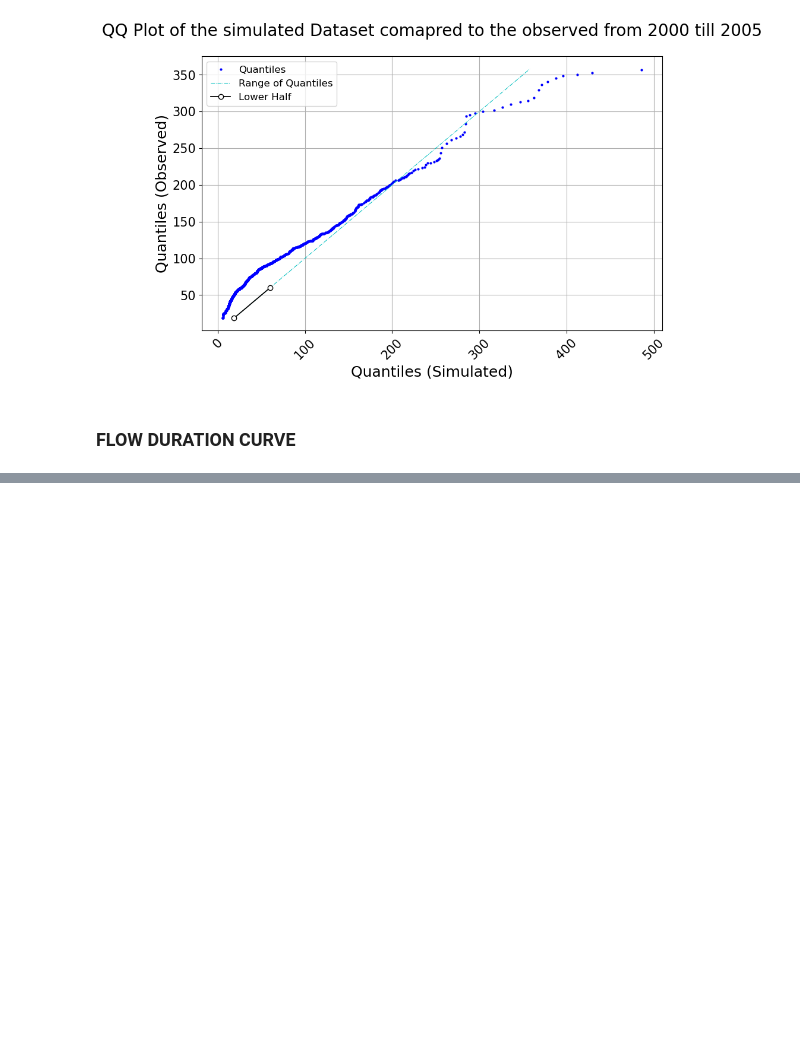
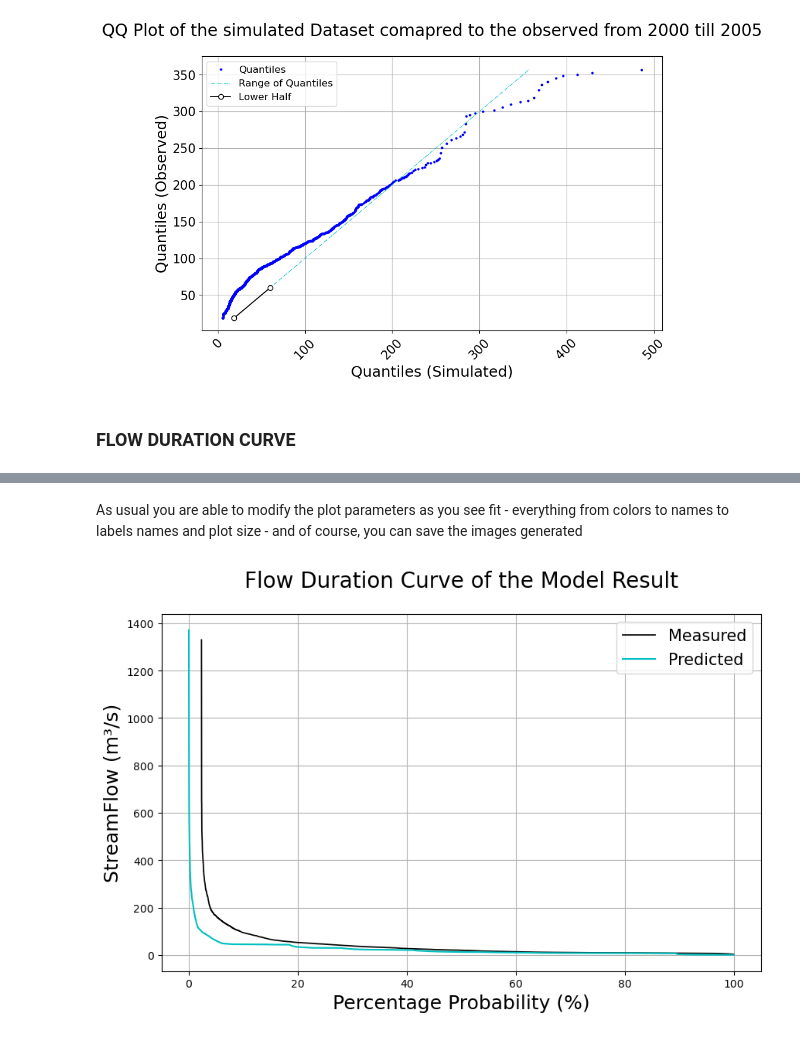
Before and after one commit to UchechukwuUdenze/NHS_PostProcessing, a Jupyter notebook: docs/source/notebooks/tutorial-visualizations.ipynb, the cells around one changed output, grey strips where cells are left out. Saved outputs shown, nothing was run; the diff lists cells and outputs as text; code cells hidden in the pictures; blank space fills up the shorter version.

```diff
--- a/docs/source/notebooks/tutorial-visualizations.ipynb
+++ b/docs/source/notebooks/tutorial-visualizations.ipynb
@@ -306,0 +317,16 @@ visuals.qqplot(
+# %% [markdown]
+As usual you are able to modify the plot parameters as you see fit - everything from colors to names to labels names and plot size - and of course, you can save the images generated
+# %%
+visuals.flow_duration_curve(
+    merged_df = DATAFRAMES["DF"].iloc[:, [0, 1]],
+    title='Flow Duration Curve of the Model Result',
+    legend=['Predicted','Measured'],
+    labels=('Percentage Probability (%)', 'StreamFlow (m³/s)'),
+    linestyles=('c-', 'k-'),
+    grid = True,
+#     save=True,
+#     save_as="FDC_example",
+#     dir = '../Figures'
+)
+# %% [output]
+[figure, added]
```
Also changed, not shown: parts of 2 cells of this notebook, 1 other file.
